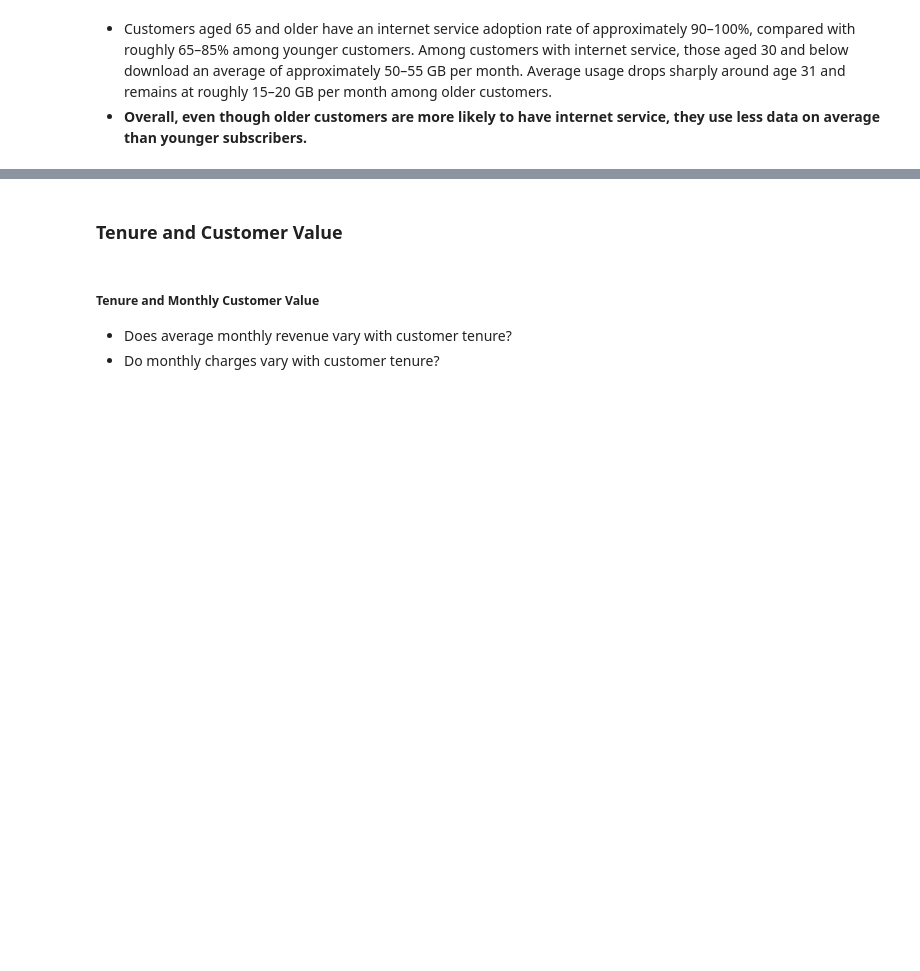
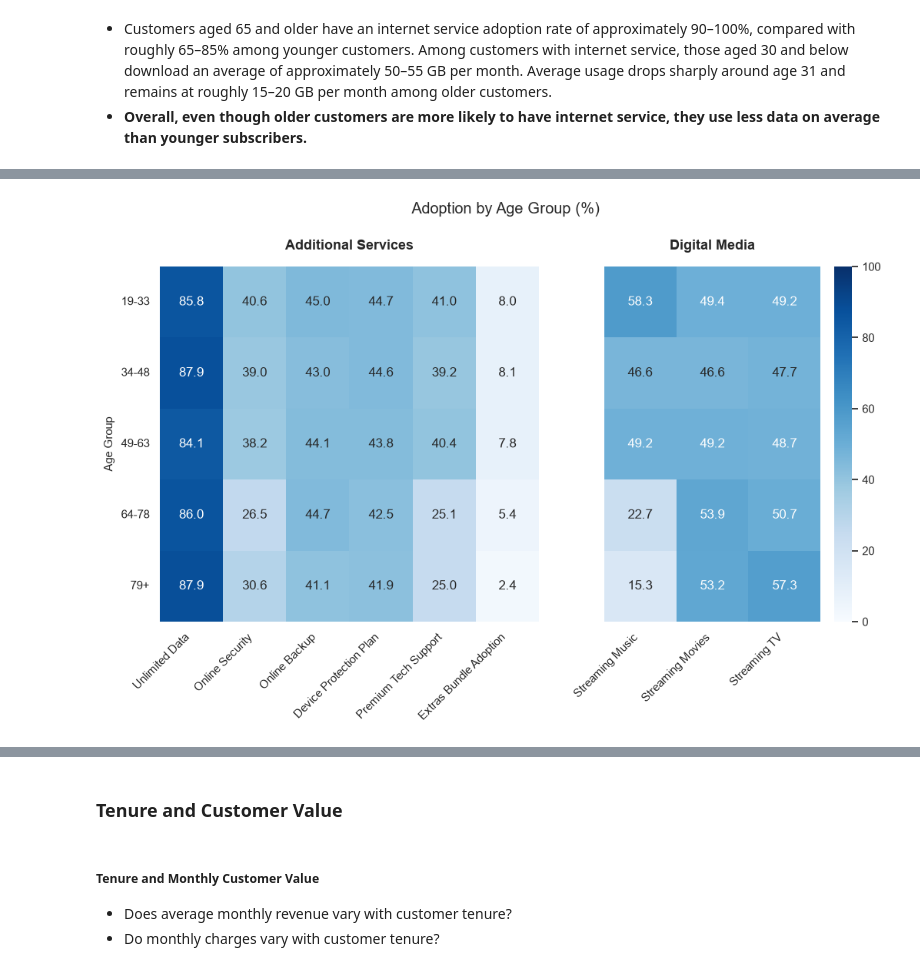
Before and after one commit to pendergataxel/telecom-customer-churn-analysis, a Jupyter notebook: notebooks/03_bivariate_and_churn_drivers.ipynb, the cells around one changed output, grey strips where cells are left out. Saved outputs shown, nothing was run; the diff lists cells and outputs as text; code cells hidden in the pictures; blank space fills up the shorter version.

```diff
--- a/notebooks/03_bivariate_and_churn_drivers.ipynb
+++ b/notebooks/03_bivariate_and_churn_drivers.ipynb
@@ -123,0 +175,58 @@ ax2.set_ylabel('Adoption Percentage');
+# %%
+churn_df['Extras Bundle Adoption'] = ((churn_df['Unlimited Data'] == 1) &
+                               (churn_df['Online Security'] == 1) &
+                               (churn_df['Online Backup'] == 1) &
+                               (churn_df['Device Protection Plan'] == 1) &
+                               (churn_df['Premium Tech Support'] == 1))
+
+internet_customers['Extras Bundle Adoption'] = (churn_df.loc[internet_customers.index, 'Extras Bundle Adoption'])
+
+extras_by_age_adoption = (
+    internet_customers.groupby('Age Group')[['Unlimited Data', 'Online Security', 'Online Backup', 'Device Protection Plan', 'Premium Tech Support', 'Extras Bundle Adoption']]
+    .mean() * 100
+)
+
+streaming_by_age_adoption = (
+    internet_customers.groupby('Age Group')[['Streaming Music','Streaming Movies','Streaming TV',]]
+        .mean() * 100
+)
+
+fig, (ax1, ax2) = plt.subplots(1, 2, figsize=(12, 6), gridspec_kw={'width_ratios': [7, 5]})
+
+sns.heatmap(
+    extras_by_age_adoption.astype(float),
+    annot=True,
+    fmt='.1f',
+    cmap='Blues',
+    vmin=0,
+    vmax=100,
+    cbar=False,
+    ax=ax1
+)
+
+sns.heatmap(
+    streaming_by_age_adoption.astype(float),
+    annot=True,
+    fmt='.1f',
+    cmap='Blues',
+    vmin=0,
+    vmax=100,
+    cbar=True,
+    ax=ax2
+)
+
+ax1.set_title('Additional Services')
+ax1.set_ylabel('Age Group')
+ax1.tick_params(axis='y', rotation=0)
+
+ax2.set_title('Digital Media')
+ax2.set_ylabel('')
+ax2.tick_params(axis='y', rotation=0)
+ax2.set_yticklabels([])
+
+for ax in (ax1, ax2):
+    ax.set_xticklabels(ax.get_xticklabels(), rotation=45, ha='right')
+
+fig.suptitle('Adoption by Age Group (%)', y=1.02);
+# %% [output]
+[figure, added]
```
Also changed, not shown: parts of 48 cells of this notebook.
